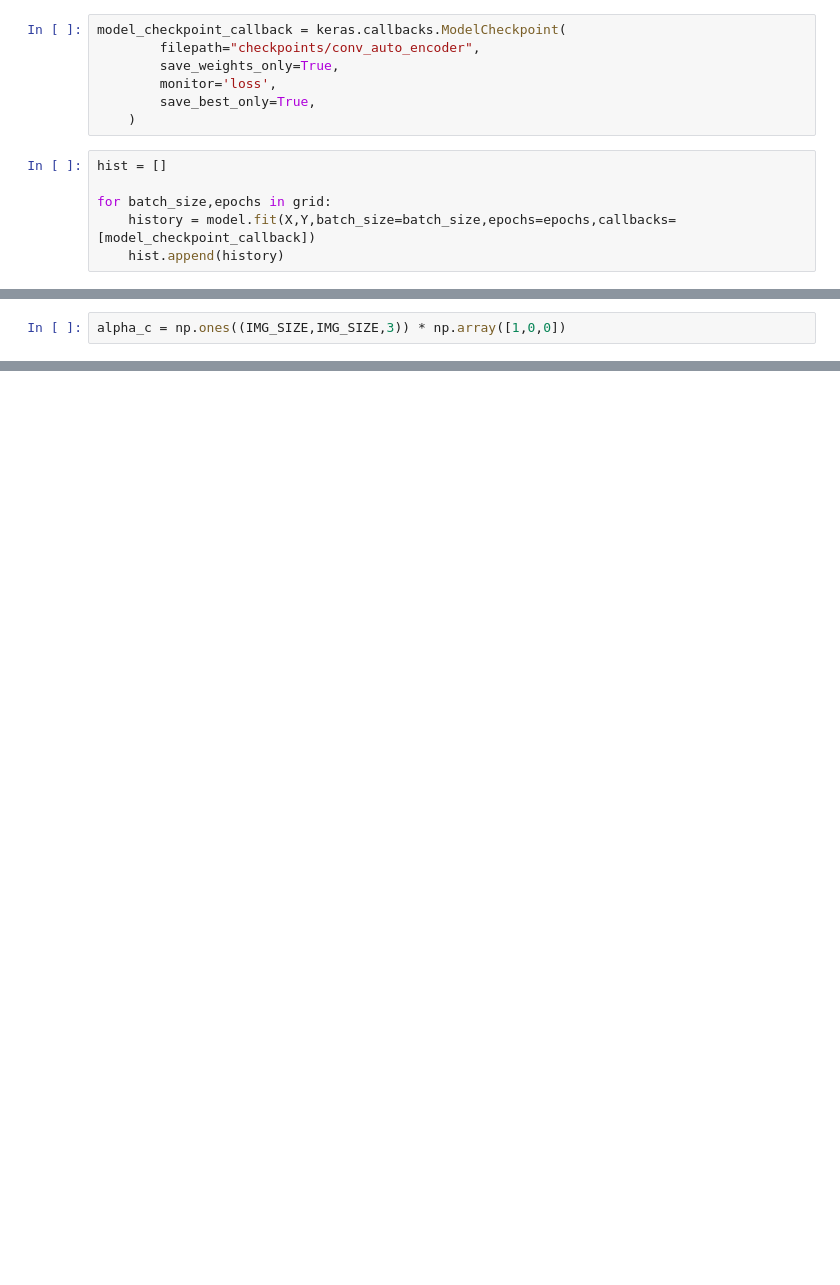
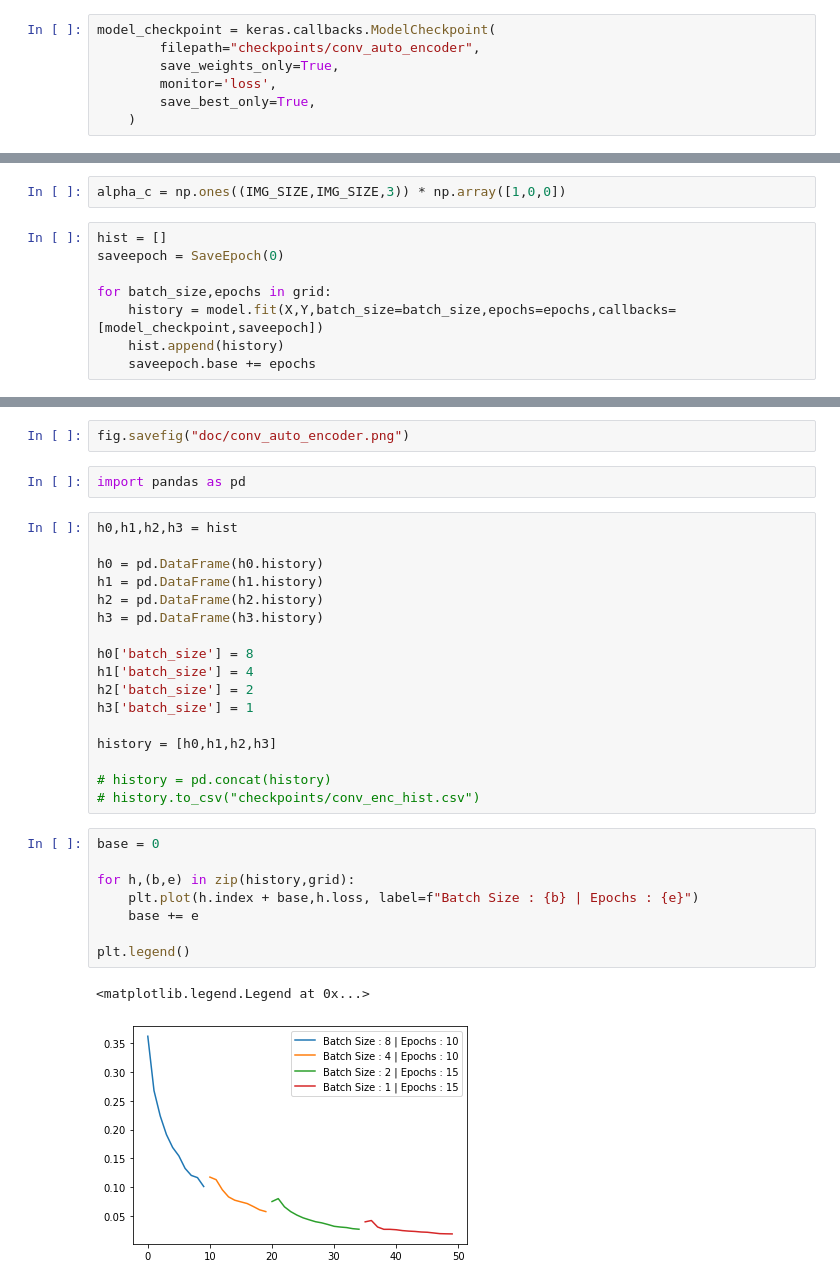
Before and after one commit to code-kage/butterfly_segmentation_in_the_wild, a Jupyter notebook: Convolutional Auto Encoder.ipynb, the cells around one changed output, grey strips where cells are left out. Drawn from its saved outputs; the diff is of its cells as text; blank space fills up the shorter version.

Commit message:
completed conv auto encoder training

```diff
--- a/Convolutional Auto Encoder.ipynb
+++ b/Convolutional Auto Encoder.ipynb
@@ -109,14 +109,8 @@ grid = [
 ]
 # %%
-model_checkpoint_callback = keras.callbacks.ModelCheckpoint(
+model_checkpoint = keras.callbacks.ModelCheckpoint(
         filepath="checkpoints/conv_auto_encoder",
         save_weights_only=True,
         monitor='loss',
         save_best_only=True,
     )
-# %%
-hist = []
-
-for batch_size,epochs in grid:
-    history = model.fit(X,Y,batch_size=batch_size,epochs=epochs,callbacks=[model_checkpoint_callback])
-    hist.append(history)
@@ -142,2 +143,10 @@ KeyboardInterrupt:
 # %%
 alpha_c = np.ones((IMG_SIZE,IMG_SIZE,3)) * np.array([1,0,0])
+# %%
+hist = []
+saveepoch = SaveEpoch(0)
+
+for batch_size,epochs in grid:
+    history = model.fit(X,Y,batch_size=batch_size,epochs=epochs,callbacks=[model_checkpoint,saveepoch])
+    hist.append(history)
+    saveepoch.base += epochs
@@ -175,0 +203,32 @@ for i,(a0,a1,a2,a3) in zip(ind,axes):
+# %%
+fig.savefig("doc/conv_auto_encoder.png")
+# %%
+import pandas as pd
+# %%
+h0,h1,h2,h3 = hist
+
+h0 = pd.DataFrame(h0.history)
+h1 = pd.DataFrame(h1.history)
+h2 = pd.DataFrame(h2.history)
+h3 = pd.DataFrame(h3.history)
+
+h0['batch_size'] = 8
+h1['batch_size'] = 4
+h2['batch_size'] = 2
+h3['batch_size'] = 1
+
+history = [h0,h1,h2,h3]
+
+# history = pd.concat(history)
+# history.to_csv("checkpoints/conv_enc_hist.csv")
+# %%
+base = 0
+
+for h,(b,e) in zip(history,grid):
+    plt.plot(h.index + base,h.loss, label=f"Batch Size : {b} | Epochs : {e}")
+    base += e
+
+plt.legend()
+# %% [output]
+<matplotlib.legend.Legend at 0x...>
+[figure, added]
```
Also changed, not shown: parts of 7 cells of this notebook, 55 other files.
